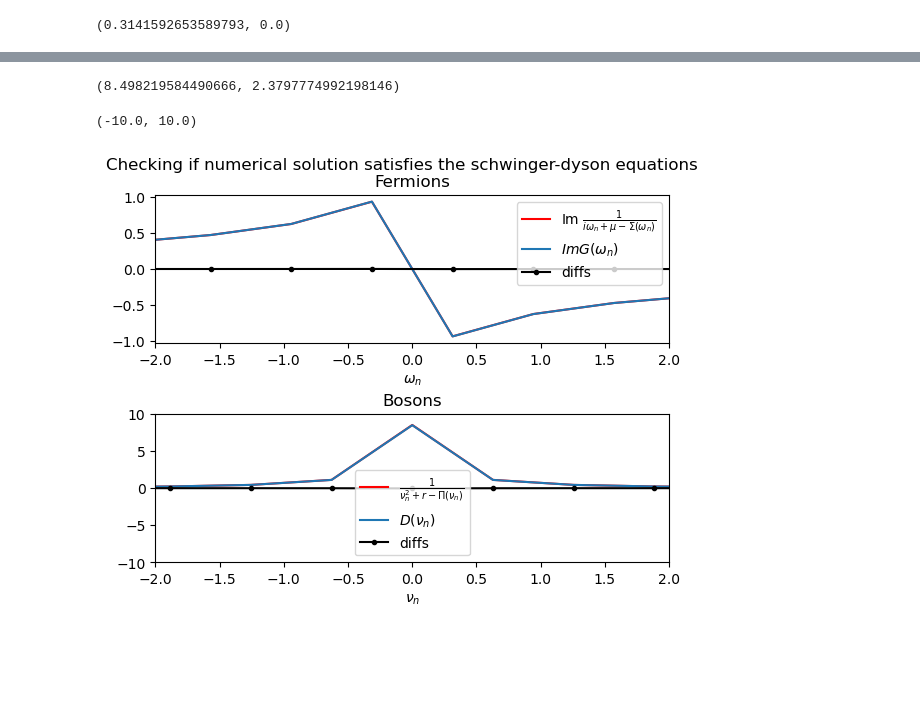
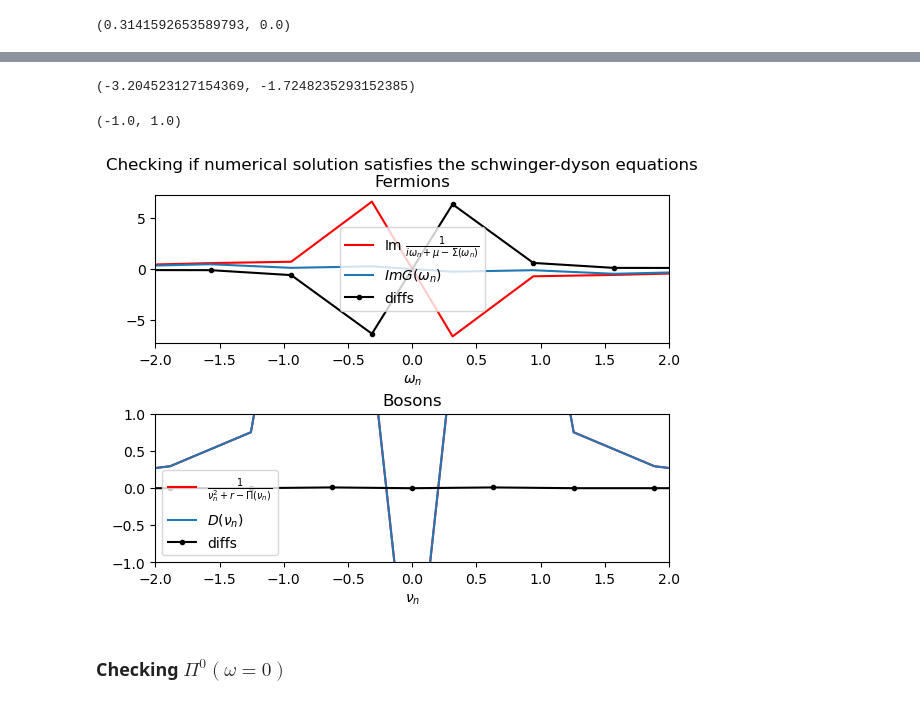
Before and after one commit to aravindhshankar/TwoSidedYSYK, a Jupyter notebook: Esterlis_SchmalianImagTime.ipynb, the cells around one changed output, grey strips where cells are left out. Cells and saved outputs as stored; diff of their text form; code cells hidden in the pictures; blank space fills up the shorter version.

```diff
--- a/Esterlis_SchmalianImagTime.ipynb
+++ b/Esterlis_SchmalianImagTime.ipynb
@@ -14,15 +14,16 @@ import time
     D(\nu_n) &= \frac{1}{\nu_n^2 + r - \Pi(\nu_n)}
 \end{align}
 # %%
-Nbig = int(2**18)
+Nbig = int(2**16)
 err = 1e-4
 
 beta = 10
 mu = 0.0
 g = 1.
 #r = 0.0 + 1e-8 * 1j
-r = 1.
+#r = 1.
 #r = g**2 * beta/2 + 0.001
+r = 1e-8
 kappa = 1.
 
 omega = (2 * np.arange(Nbig) - Nbig + 1) * np.pi/beta
@@ -44,6 +45,9 @@ Dtau = Freq2TimeB(DconfImag(nu,g,beta),Nbig,beta)
 
 #Gtau = Gtau_powerlaw * (-0.5/Gtau_powerlaw[0])
 #Dtau = Dtau_powerlaw * (DfreeImagtau(tau,r,beta)/Dtau_powerlaw[0])
+
+#Gtau = -0.5*np.ones(Nbig)
+#Dtau = 1.0*np.ones(Nbig)
 
 itern = 0
 diff = 1.
@@ -74,8 +78,8 @@ while(diff>err):
 
     Sigmaomega = Time2FreqF(Sigmatau,Nbig,beta)
     Piomega =  Time2FreqB(Pitau,Nbig,beta)
-    if itern < 10 :
-        Piomega[Nbig//2] = 1.0*r - omegar2
+    #if itern < 10 :
+    #    Piomega[Nbig//2] = 1.0*r - omegar2
 
 
     Gomega = xG*(1./(1j*omega + mu - Sigmaomega)) + (1-xG)*oldGomega
@@ -262,31 +267,33 @@ ax2.set_ylim(-1,1)
 # %%
 np.real(Domega[Nbig//2]),np.real(1./(nu**2 + r - Piconfomega)[Nbig//2])
 # %% [output]
-(8.498219584490666, 2.3797774992198146)
+(-3.204523127154369, -1.7248235293152385)
 # %%
 fig, (ax1,ax2) = plt.subplots(2)
 fig.tight_layout(pad=3)
 fig.suptitle('Checking if numerical solution satisfies the schwinger-dyson equations')
 
 ax1.plot(omega,np.imag(1./(1j*omega + mu  - Sigmaomega)),'r',label=r'Im $\frac{1}{i\omega_n + \mu - \Sigma(\omega_n)}$')
 ax1.plot(omega,np.imag(Gomega),label=r'$Im G(\omega_n)$')
 ax1.plot(omega,np.imag(Gomega - 1./(1j*omega + mu  - Sigmaomega)),'k.-',label='diffs')
 ax1.set_title('Fermions')
 ax1.legend()
 ax1.set_xlabel(r'$\omega_n$')
 ax1.set_xlim(-2,2)
 #ax1.set_ylim(-0.3,0.3)
 
 ax2.plot(nu,np.real(1./(nu**2 + r - Piomega)),'r',label = r'$\frac{1}{\nu_n^2 + r - \Pi(\nu_n)}$')
 ax2.plot(nu,np.real(Domega),label=r'$D(\nu_n)$')
 ax2.plot(nu,np.real(Domega - 1./(nu**2 + r - Piomega)),'k.-',label='diffs')
 ax2.set_title('Bosons')
 ax2.legend()
 ax2.set_xlabel(r'$\nu_n$')
 ax2.set_xlim(-2,2)
-ax2.set_ylim(-10,10)
+ax2.set_ylim(-1,1)
 
 #plt.savefig('Checking consistency of E-S solution.pdf')
 # %% [output]
-(-10.0, 10.0)
+(-1.0, 1.0)
-[figure, old version]
+[figure, new version]
+# %% [markdown]
+### Checking $\Pi^0(\omega=0)$
```
Also changed, not shown: parts of 8 cells of this notebook.
